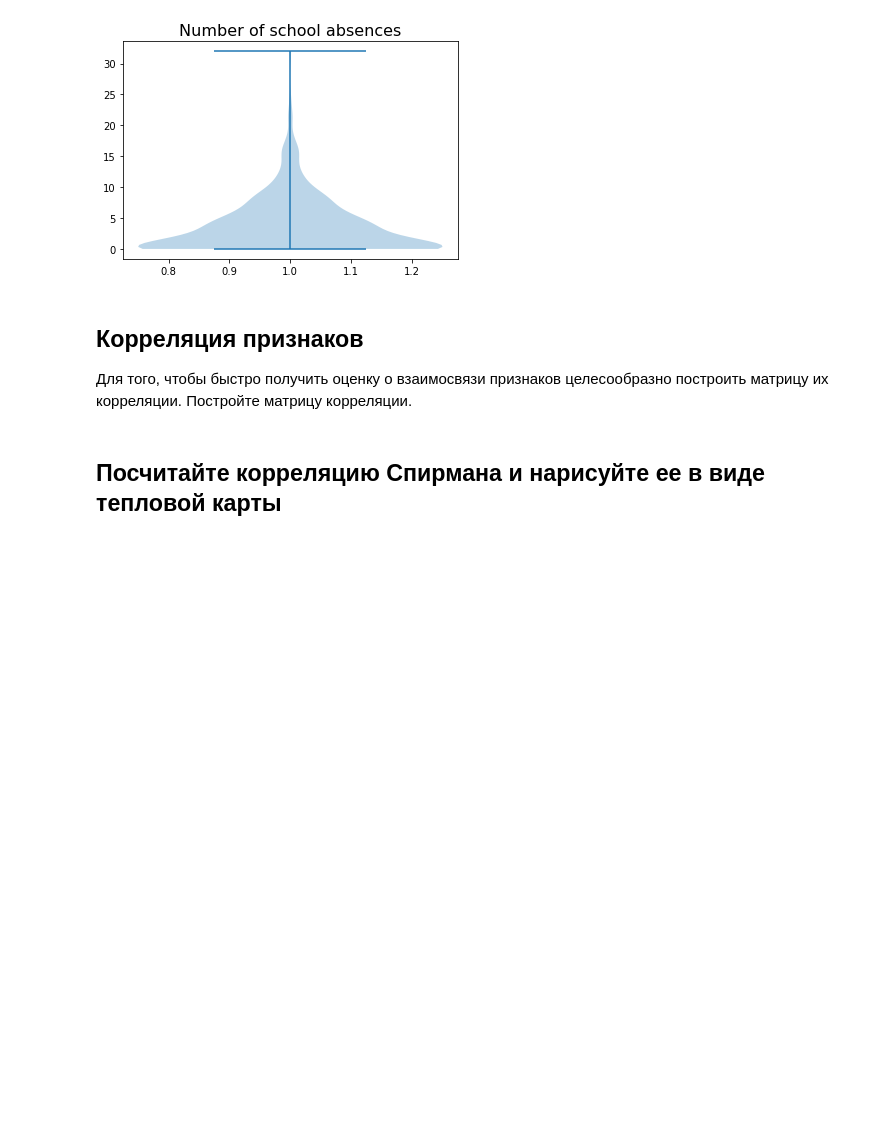
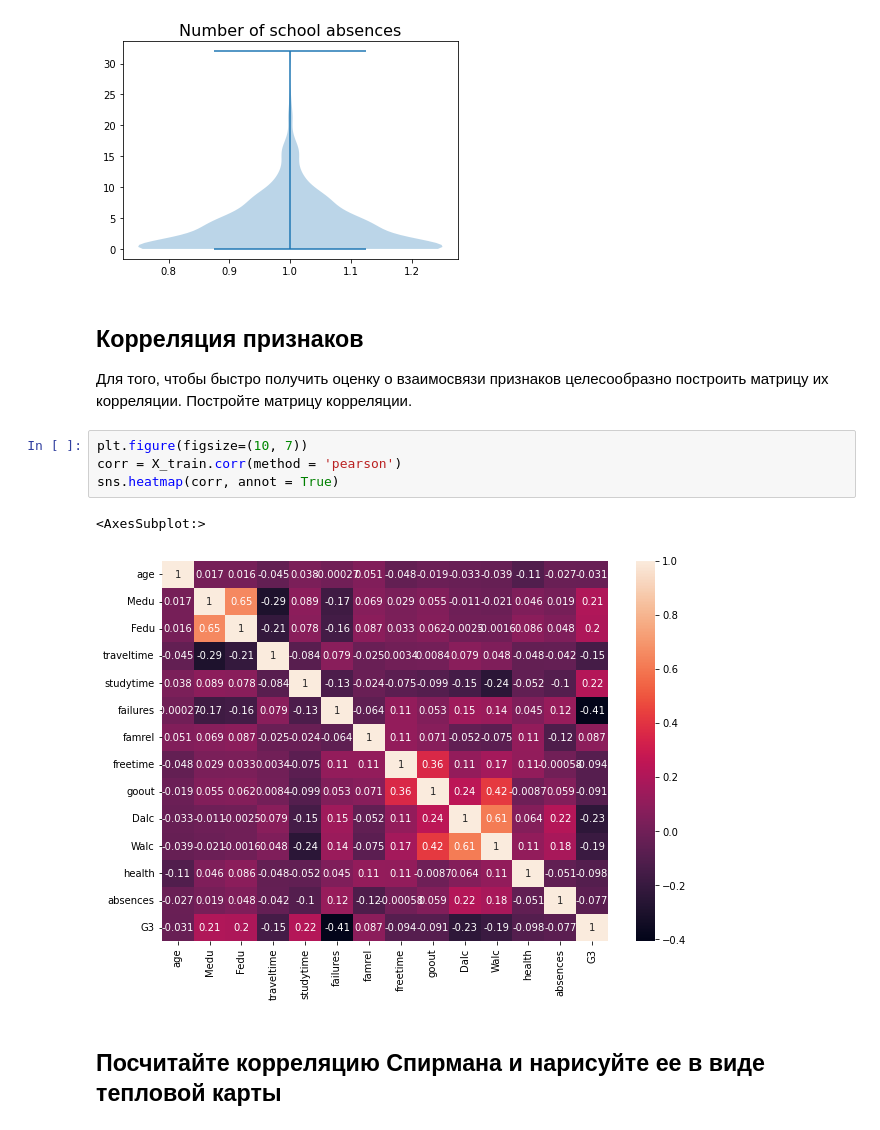
Before and after one commit to AmpiroMax/ml_mipt_dafe, a Jupyter notebook: homeworks/hw_1/hw_1_EDA_preproc.ipynb, the cells around one changed output. Cells and saved outputs as stored; diff of their text form; blank space fills up the shorter version.

```diff
--- a/homeworks/hw_1/hw_1_EDA_preproc.ipynb
+++ b/homeworks/hw_1/hw_1_EDA_preproc.ipynb
@@ -177,5 +185,12 @@ pass
 ## Корреляция признаков
 
 Для того, чтобы быстро получить оценку о взаимосвязи признаков целесообразно построить матрицу их корреляции. Постройте матрицу корреляции.
+# %%
+plt.figure(figsize=(10, 7))
+corr = X_train.corr(method = 'pearson')
+sns.heatmap(corr, annot = True)
+# %% [output]
+<AxesSubplot:>
+[figure, added]
 # %% [markdown]
 ## Посчитайте корреляцию Спирмана и нарисуйте ее в виде тепловой карты
```
Also changed, not shown: parts of 18 cells of this notebook.
